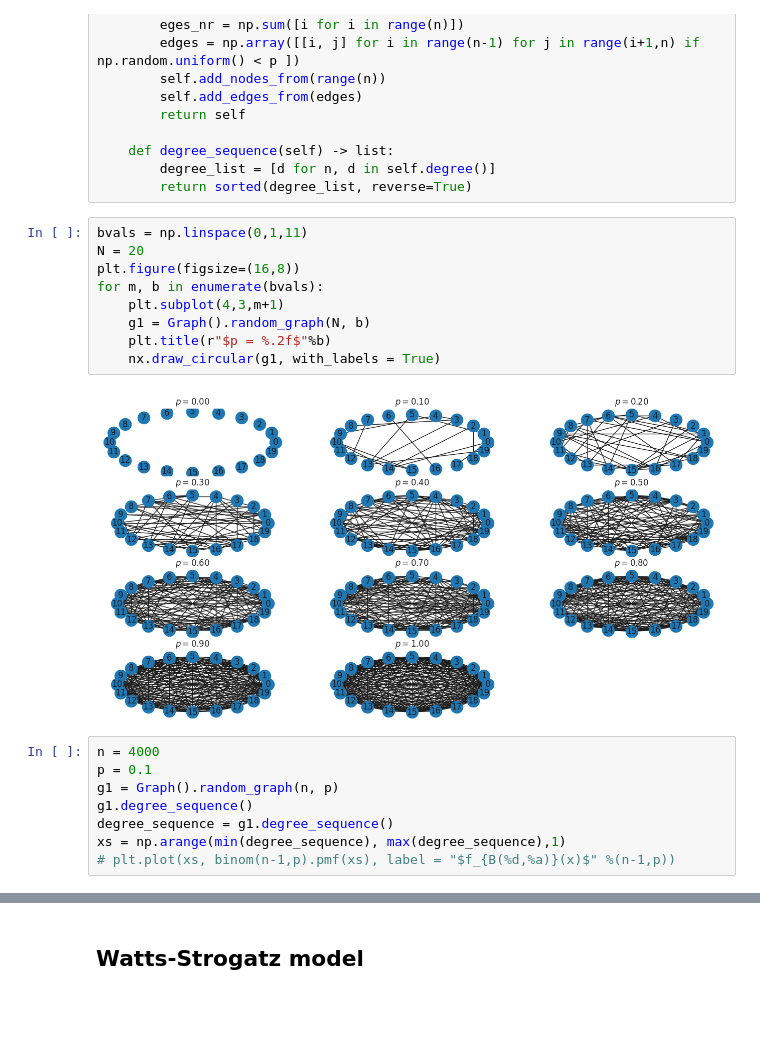
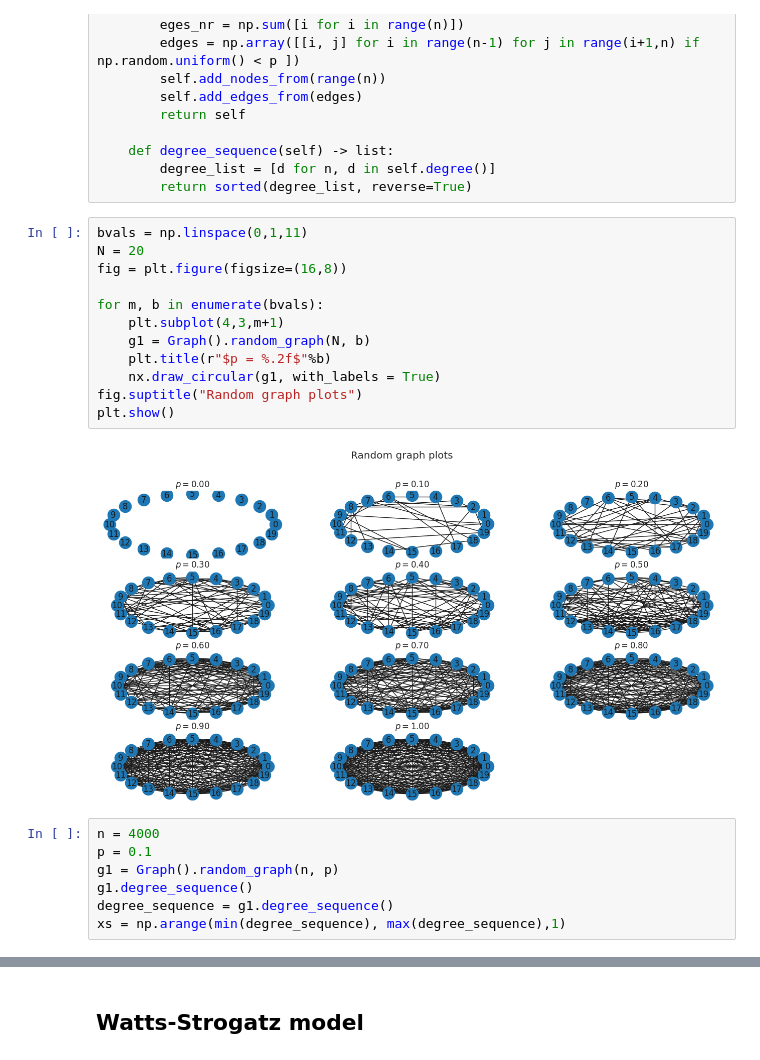
Before and after one commit to meluzyn100/DPOCN, a Jupyter notebook: labs/list3/list3_1.ipynb, the cells around one changed output, grey strips where cells are left out. Saved outputs shown, nothing was run; the diff lists cells and outputs as text; blank space fills up the shorter version.

```diff
--- a/labs/list3/list3_1.ipynb
+++ b/labs/list3/list3_1.ipynb
@@ -31,14 +46,17 @@ class Graph(nx.Graph):
 # %%
 bvals = np.linspace(0,1,11)
 N = 20
-plt.figure(figsize=(16,8))
+fig = plt.figure(figsize=(16,8))
+
 for m, b in enumerate(bvals):
     plt.subplot(4,3,m+1)
     g1 = Graph().random_graph(N, b)
     plt.title(r"$p = %.2f$"%b)
     nx.draw_circular(g1, with_labels = True)
+fig.suptitle("Random graph plots")
+plt.show()
 # %% [output]
-[figure, old version]
+[figure, new version]
 # %%
 n = 4000
 p = 0.1
@@ -46,5 +64,4 @@ g1 = Graph().random_graph(n, p)
 g1.degree_sequence()
 degree_sequence = g1.degree_sequence()
 xs = np.arange(min(degree_sequence), max(degree_sequence),1)
-# plt.plot(xs, binom(n-1,p).pmf(xs), label = "$f_{B(%d,%a)}(x)$" %(n-1,p))
 # %%
```
Also changed, not shown: parts of 13 cells of this notebook, 6 other files.
